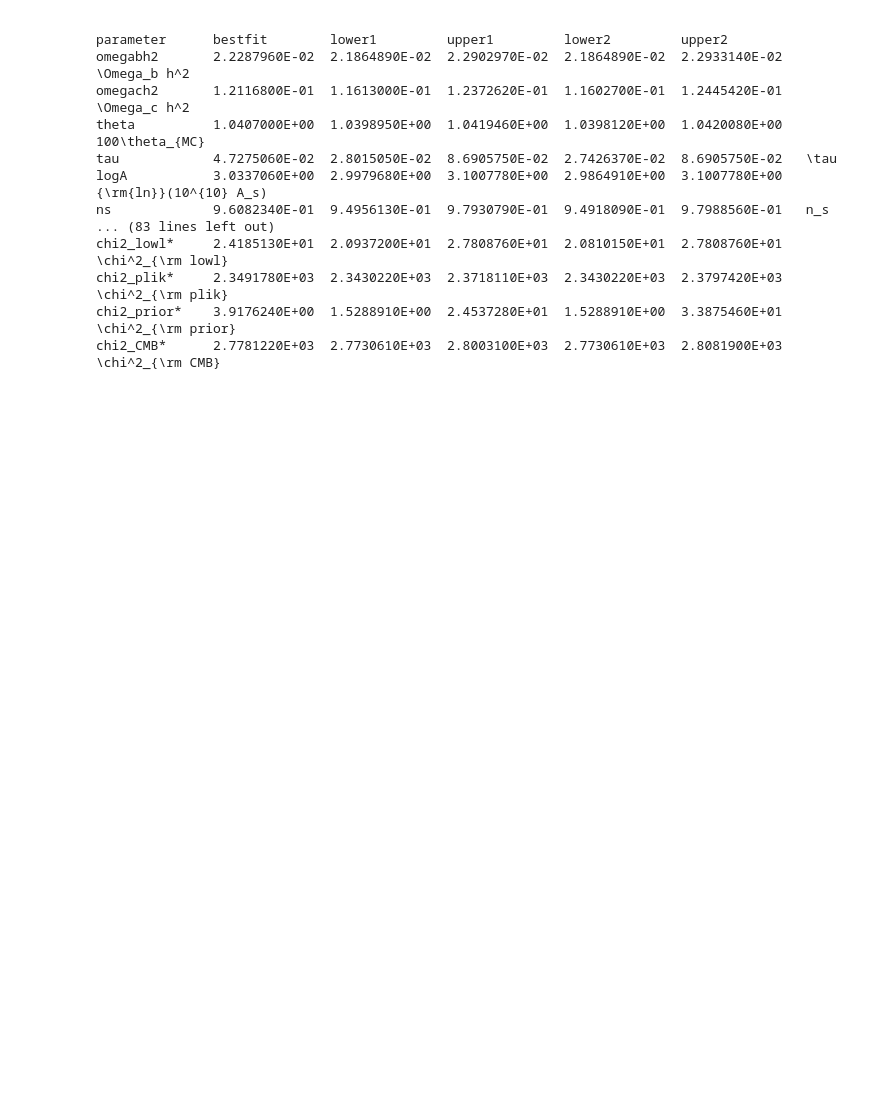
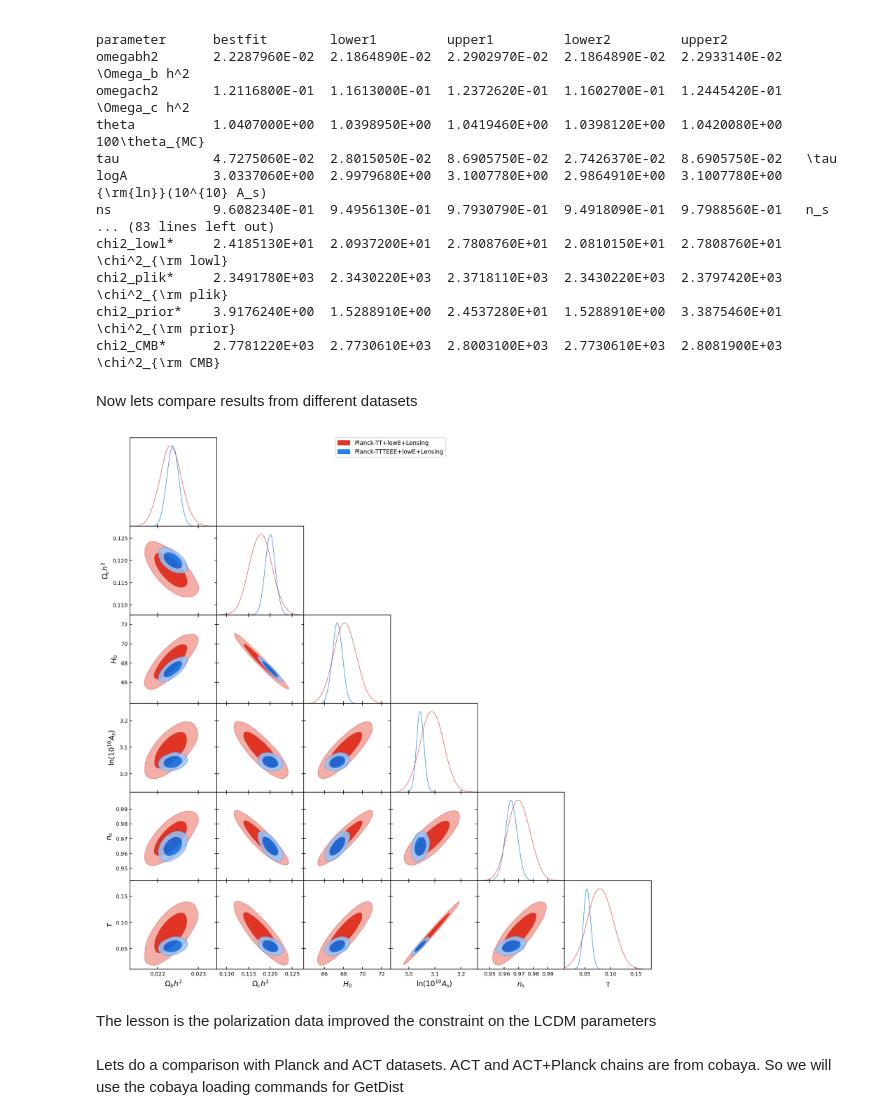
Before and after one commit to TexMExLab/UTAustin_CMBSummerSchool, a Jupyter notebook: UT_Notebooks/SG_Day4_Part1_Getdist.ipynb, the cells around one changed output. Cells and saved outputs as stored; diff of their text form; code cells hidden in the pictures; blank space fills up the shorter version.

```diff
--- a/UT_Notebooks/SG_Day4_Part1_Getdist.ipynb
+++ b/UT_Notebooks/SG_Day4_Part1_Getdist.ipynb
@@ -124,0 +125,14 @@ chi2_CMB*      2.7781220E+03  2.7730610E+03  2.8003100E+03  2.7730610E+03  2.808
+# %% [markdown]
+Now lets compare results from different datasets
+# %%
+# TT only likelihood
+samp_tt = loadMCSamples(file_root = 'cosmo_chains/base/plikHM_TT_lowl_lensing/base_plikHM_TT_lowl_lensing', settings={'ignore_rows': 0.2})
+# %%
+g = plots.get_subplot_plotter()
+g.triangle_plot([samp_tt, samp], params = ['omegabh2', 'omegach2', 'H0', 'logA', 'ns', 'tau' ],filled=True,legend_labels = ['Planck-TT+lowE+Lensing','Planck-TTTEEE+lowE+Lensing'])
+# %% [output]
+[figure, added]
+# %% [markdown]
+The lesson is the polarization data improved the constraint on the LCDM parameters
+# %% [markdown]
+Lets do a comparison with Planck and ACT datasets. ACT and ACT+Planck chains are from cobaya. So we will use the cobaya loading commands for GetDist
```
Also changed, not shown: parts of 14 cells of this notebook.
